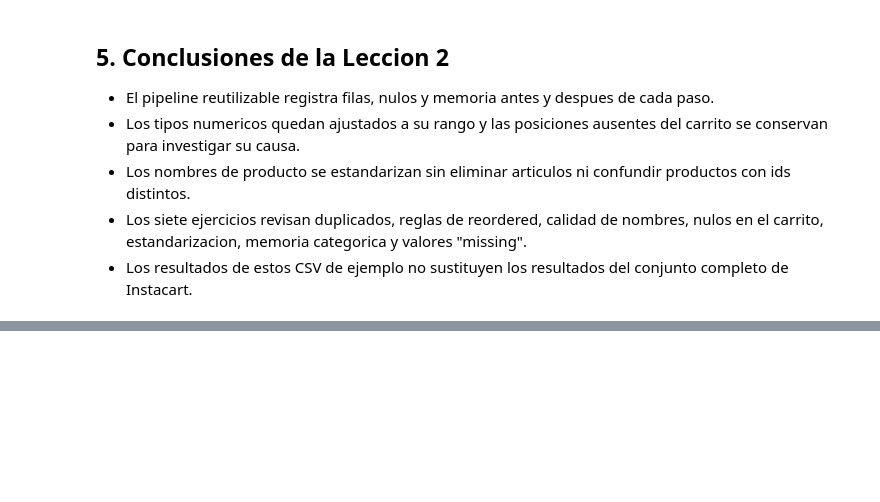
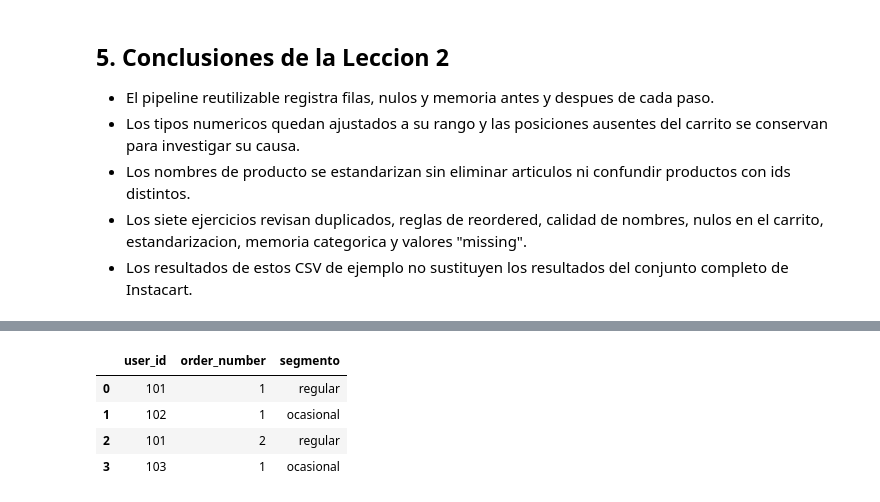
Before and after one commit to orozco231212/INSTARCARD_ANALISIS, a Jupyter notebook: instacart-analisis/notebooks/pandas_labs.ipynb, the cells around one changed output, grey strips where cells are left out. Cells and saved outputs as stored; diff of their text form; code cells hidden in the pictures; blank space fills up the shorter version.

Commit message:
feat: complete lesson 3 data analysis

```diff
--- a/instacart-analisis/notebooks/pandas_labs.ipynb
+++ b/instacart-analisis/notebooks/pandas_labs.ipynb
@@ -541,0 +556,9 @@ La tabla original conserva sus valores: ['produce', 'dairy']
+# %%
+import numpy as np
+
+orders_analysis = orders_clean.copy()
+order_products_analysis = order_products_clean.copy()
+
+orders_per_customer = orders_analysis.groupby("user_id")["order_id"].count()
+print(f"Clientes en la muestra: {len(orders_per_customer):,}")
+display(orders_per_customer.describe().to_frame("pedidos_por_cliente"))
@@ -541,0 +580,18 @@ La tabla original conserva sus valores: ['produce', 'dairy']
+# %%
+customer_segment = pd.cut(
+    orders_per_customer,
+    bins=[0, 1, 4, np.inf],
+    labels=["ocasional", "regular", "frecuente"],
+    ordered=True,
+)
+
+segment_counts = customer_segment.value_counts(sort=False).rename_axis("segmento")
+segment_percentages = (
+    customer_segment.value_counts(normalize=True, sort=False)
+    .mul(100)
+    .rename_axis("segmento")
+)
+segment_distribution = pd.DataFrame(
+    {"clientes": segment_counts, "porcentaje": segment_percentages.round(1)}
+)
+display(segment_distribution)
@@ -541,0 +608,13 @@ La tabla original conserva sus valores: ['produce', 'dairy']
+# %%
+orders_analysis["segmento"] = orders_analysis["user_id"].map(customer_segment)
+unassigned_segments = int(orders_analysis["segmento"].isna().sum())
+if unassigned_segments:
+    raise ValueError(f"Hay {unassigned_segments} pedidos sin segmento de cliente.")
+
+display(orders_analysis[["user_id", "order_number", "segmento"]].head())
+# %% [output]
+|  | user_id | order_number | segmento |
+| 0 | 101 | 1 | regular |
+| 1 | 102 | 1 | ocasional |
+| 2 | 101 | 2 | regular |
+| 3 | 103 | 1 | ocasional |
```
Also changed, not shown: parts of 36 cells of this notebook.
